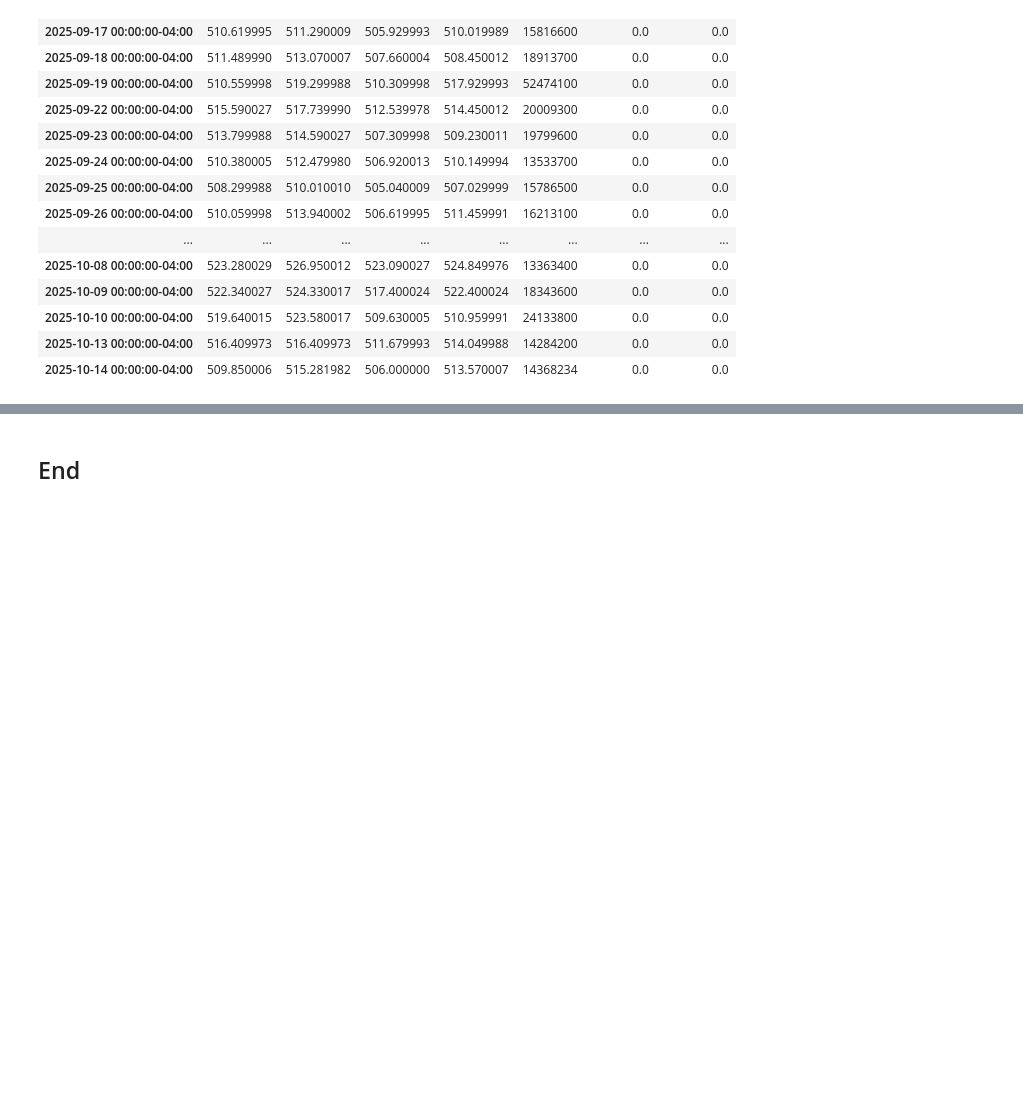
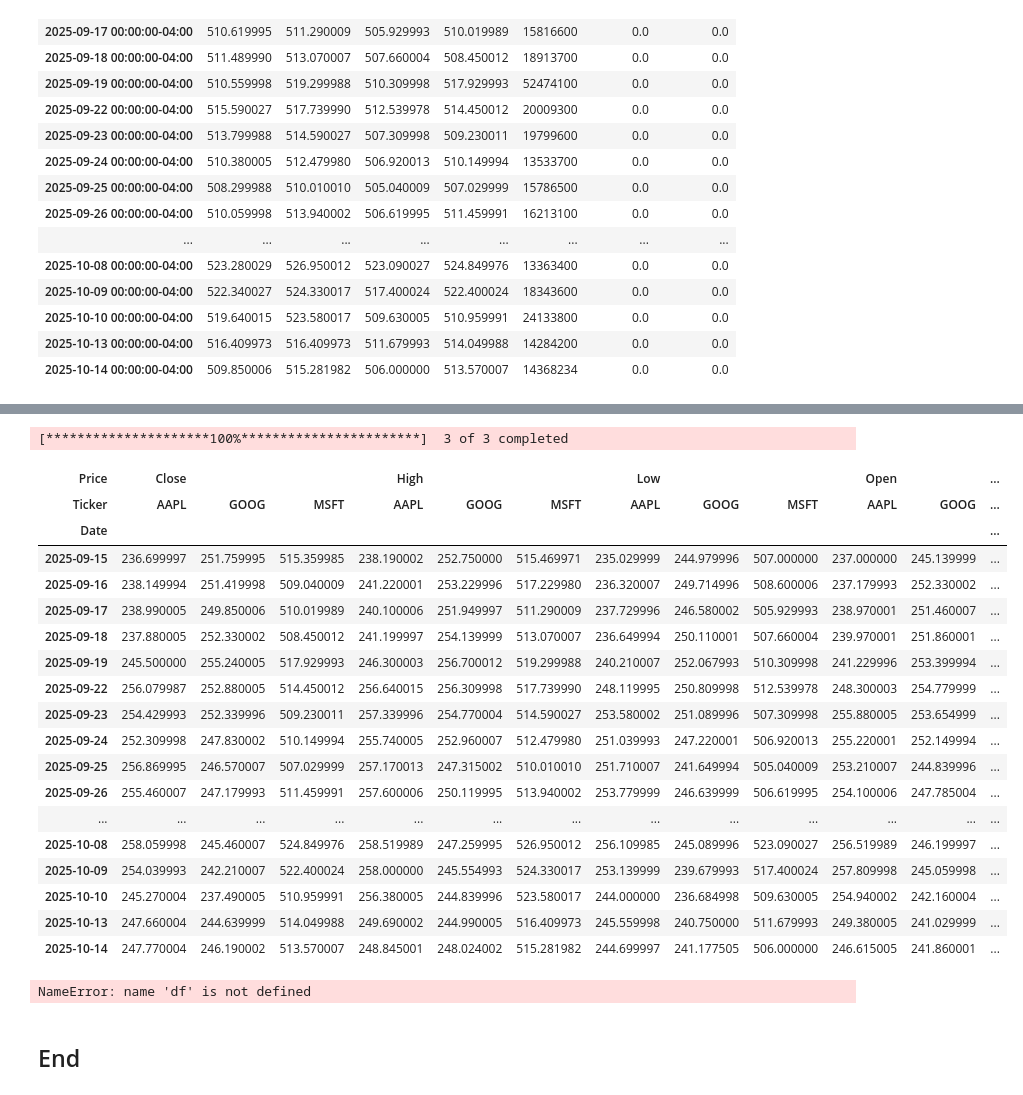
Before and after one commit to Glogover/computer-infrastructure, a Jupyter notebook: roughwork/yfinance.ipynb, the cells around one changed output, grey strips where cells are left out. Drawn from its saved outputs; the diff is of its cells as text; code cells hidden in the pictures; blank space fills up the shorter version.

```diff
--- a/roughwork/yfinance.ipynb
+++ b/roughwork/yfinance.ipynb
@@ -96,2 +122,29 @@ dat.history(period="1mo")
+# %%
+yf.download("MSFT AAPL GOOG", period="1mo")
+# %% [output]
+[*********************100%***********************]  3 of 3 completed
+| Price | Close |  |  | High |  |  | Low |  |  | Open |  | ... |
+| Ticker | AAPL | GOOG | MSFT | AAPL | GOOG | MSFT | AAPL | GOOG | MSFT | AAPL | GOOG | ... |
+| Date |  |  |  |  |  |  |  |  |  |  |  | ... |
+| 2025-09-15 | 236.699997 | 251.759995 | 515.359985 | 238.190002 | 252.750000 | 515.469971 | 235.029999 | 244.979996 | 507.000000 | 237.000000 | 245.139999 | ... |
+| 2025-09-16 | 238.149994 | 251.419998 | 509.040009 | 241.220001 | 253.229996 | 517.229980 | 236.320007 | 249.714996 | 508.600006 | 237.179993 | 252.330002 | ... |
+| 2025-09-17 | 238.990005 | 249.850006 | 510.019989 | 240.100006 | 251.949997 | 511.290009 | 237.729996 | 246.580002 | 505.929993 | 238.970001 | 251.460007 | ... |
+| 2025-09-18 | 237.880005 | 252.330002 | 508.450012 | 241.199997 | 254.139999 | 513.070007 | 236.649994 | 250.110001 | 507.660004 | 239.970001 | 251.860001 | ... |
+| 2025-09-19 | 245.500000 | 255.240005 | 517.929993 | 246.300003 | 256.700012 | 519.299988 | 240.210007 | 252.067993 | 510.309998 | 241.229996 | 253.399994 | ... |
+| 2025-09-22 | 256.079987 | 252.880005 | 514.450012 | 256.640015 | 256.309998 | 517.739990 | 248.119995 | 250.809998 | 512.539978 | 248.300003 | 254.779999 | ... |
+| 2025-09-23 | 254.429993 | 252.339996 | 509.230011 | 257.339996 | 254.770004 | 514.590027 | 253.580002 | 251.089996 | 507.309998 | 255.880005 | 253.654999 | ... |
+| 2025-09-24 | 252.309998 | 247.830002 | 510.149994 | 255.740005 | 252.960007 | 512.479980 | 251.039993 | 247.220001 | 506.920013 | 255.220001 | 252.149994 | ... |
+| 2025-09-25 | 256.869995 | 246.570007 | 507.029999 | 257.170013 | 247.315002 | 510.010010 | 251.710007 | 241.649994 | 505.040009 | 253.210007 | 244.839996 | ... |
+| 2025-09-26 | 255.460007 | 247.179993 | 511.459991 | 257.600006 | 250.119995 | 513.940002 | 253.779999 | 246.639999 | 506.619995 | 254.100006 | 247.785004 | ... |
+| ... | ... | ... | ... | ... | ... | ... | ... | ... | ... | ... | ... | ... |
+| 2025-10-08 | 258.059998 | 245.460007 | 524.849976 | 258.519989 | 247.259995 | 526.950012 | 256.109985 | 245.089996 | 523.090027 | 256.519989 | 246.199997 | ... |
+| 2025-10-09 | 254.039993 | 242.210007 | 522.400024 | 258.000000 | 245.554993 | 524.330017 | 253.139999 | 239.679993 | 517.400024 | 257.809998 | 245.059998 | ... |
+| 2025-10-10 | 245.270004 | 237.490005 | 510.959991 | 256.380005 | 244.839996 | 523.580017 | 244.000000 | 236.684998 | 509.630005 | 254.940002 | 242.160004 | ... |
+| 2025-10-13 | 247.660004 | 244.639999 | 514.049988 | 249.690002 | 244.990005 | 516.409973 | 245.559998 | 240.750000 | 511.679993 | 249.380005 | 241.029999 | ... |
+| 2025-10-14 | 247.770004 | 246.190002 | 513.570007 | 248.845001 | 248.024002 | 515.281982 | 244.699997 | 241.177505 | 506.000000 | 246.615005 | 241.860001 | ... |
+# %%
+df
+# %% [output]
+NameError: name 'df' is not defined
 # %% [markdown]
 ## End
```
Also changed, not shown: parts of 3 cells of this notebook.
